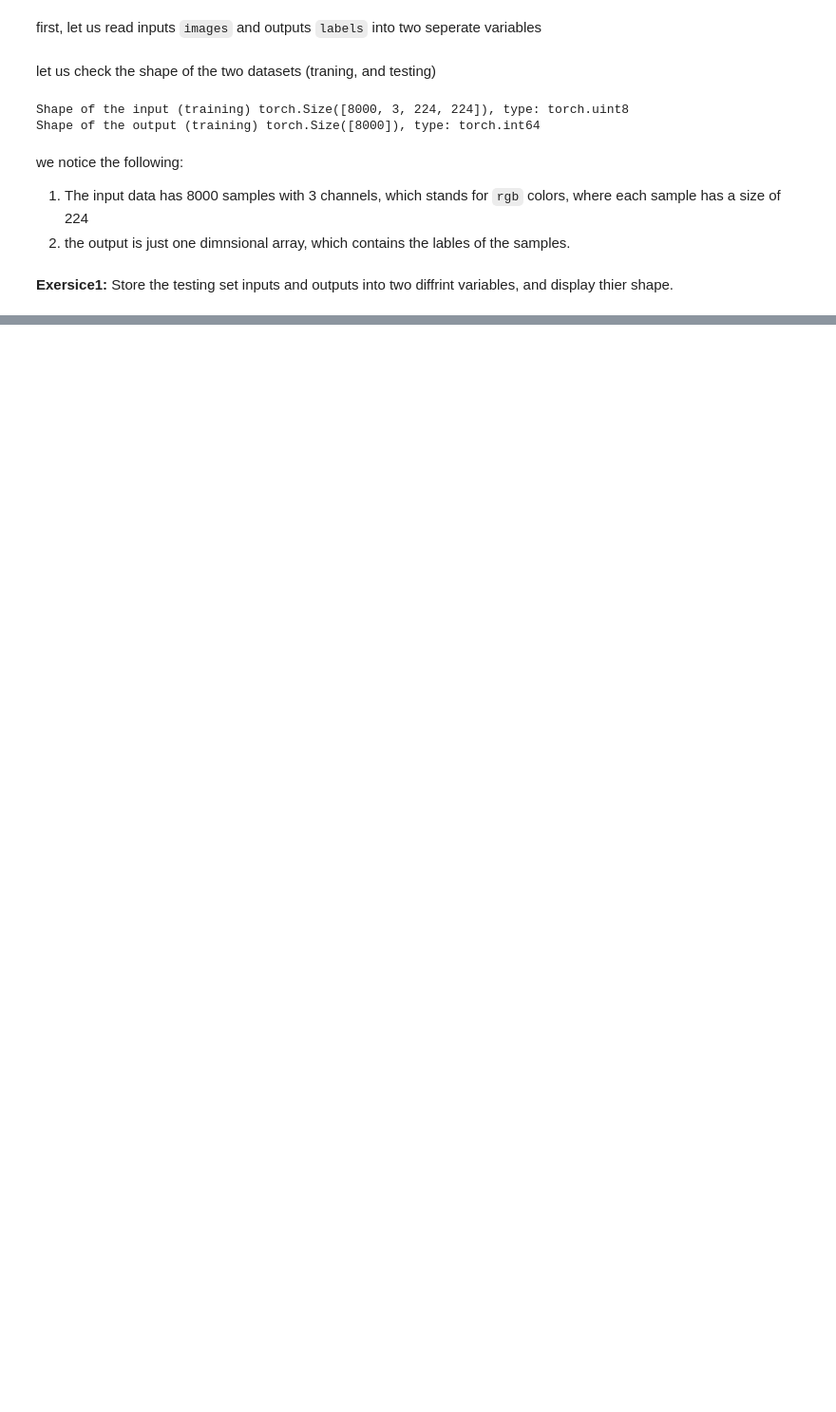
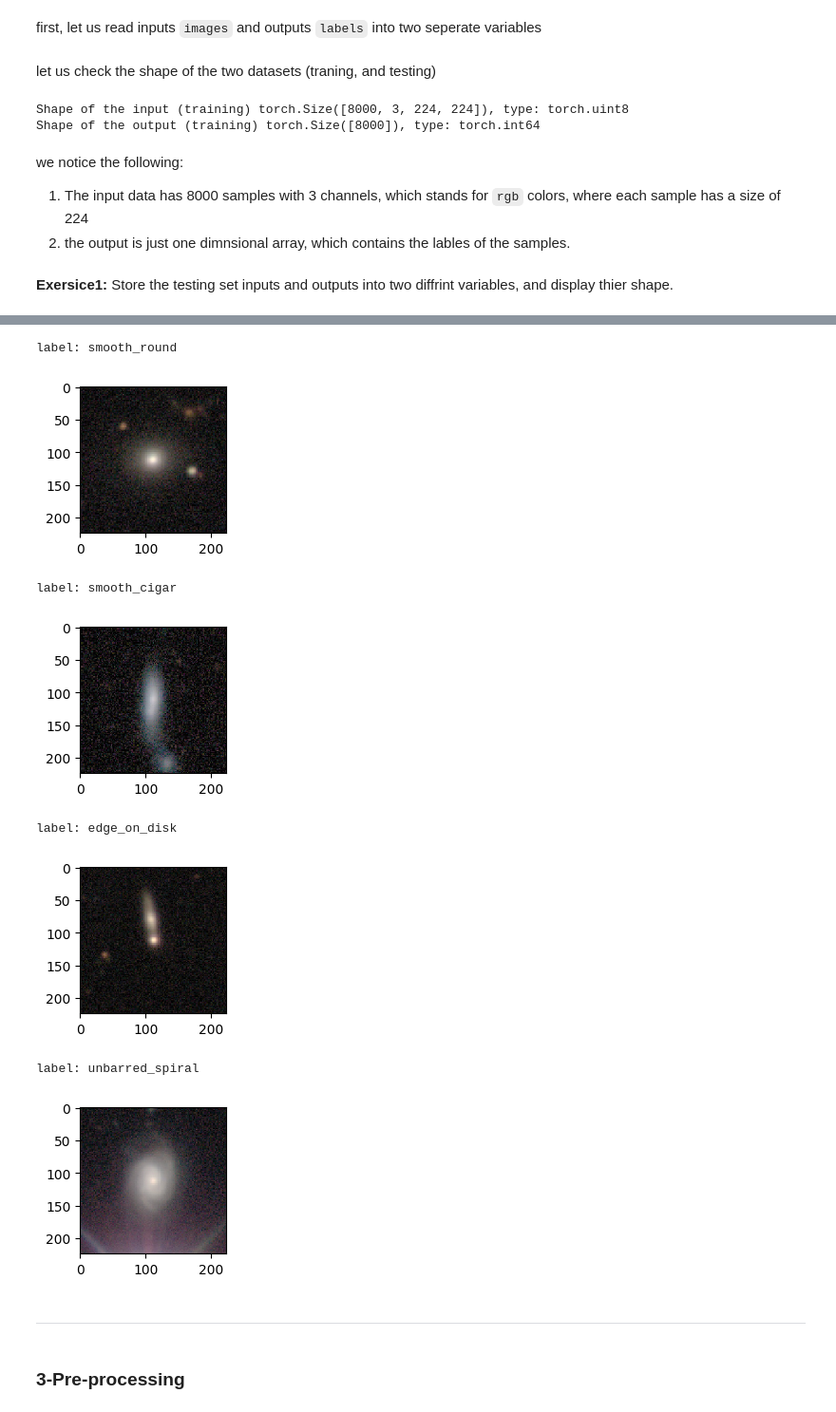
Before and after one commit to ezrafielding/galaxy-cluster, a Jupyter notebook: 1-PreProcessing.ipynb, the cells around one changed output, grey strips where cells are left out. Shown at 95% size. Cells and saved outputs as stored; diff of their text form; code cells hidden in the pictures; blank space fills up the shorter version.

```diff
--- a/1-PreProcessing.ipynb
+++ b/1-PreProcessing.ipynb
@@ -59,0 +105,27 @@ Store the testing set inputs and outputs into two diffrint variables, and displa
+# %%
+class0 = np.where (np.array(labels_train) == 0 )
+class1 = np.where (np.array(labels_train) == 1 )
+class2 = np.where (np.array(labels_train) == 2 )
+class3 = np.where (np.array(labels_train) == 3 )
+# %%
+from PIL import Image
+
+for classArr in [class0, class1, class2, class3]:
+    plt.figure(figsize=(2, 2))
+    train_image, train_label = dataset_train[classArr[0][0]]
+    print("label: "+str(GalaxyMNISTHighrez.classes[train_label]))
+    plt.imshow(train_image, interpolation='nearest')
+    plt.show()
+# %% [output]
+label: smooth_round
+[figure, added]
+label: smooth_cigar
+[figure, added]
+label: edge_on_disk
+[figure, added]
+label: unbarred_spiral
+[figure, added]
+# %% [markdown]
+---
+# %% [markdown]
+### 3-Pre-processing
```
Also changed, not shown: parts of 36 cells of this notebook.
